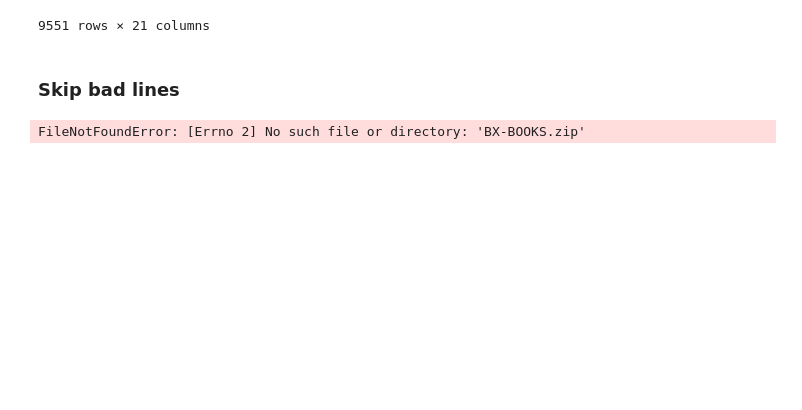
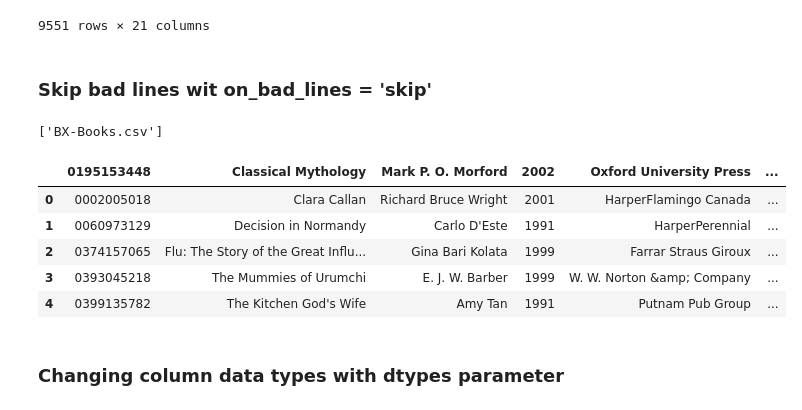
Before and after one commit to jeevanshrestha/Data-Analysis-Process, a Jupyter notebook: working-with-csv.ipynb, the cells around one changed output. Cells and saved outputs as stored; diff of their text form; code cells hidden in the pictures; blank space fills up the shorter version.

```diff
--- a/working-with-csv.ipynb
+++ b/working-with-csv.ipynb
@@ -161,19 +161,30 @@ pd.read_csv('zomato.csv',encoding='latin-1')
 | 9550 | 5927402 | Walter's Coffee Roastery | 208 | ÛÁstanbul | CafeaÛôa Mahallesi, BademaltÛ± So... | Moda | Moda, ÛÁstanbul | 29.026016 | ... |
 9551 rows × 21 columns
 # %% [markdown]
-### Skip bad lines
+### Skip bad lines wit on_bad_lines = 'skip'
 # %%
 import pandas as pd
 import zipfile
 
 # Path to the ZIP file
-zip_file_path = 'BX-BOOKS.zip'
+zip_file_path = 'BX-Books.zip'
+
+with zipfile.ZipFile(zip_file_path, 'r') as z:
+    print(z.namelist())
 
 # Open the ZIP file and extract the desired CSV file
 with zipfile.ZipFile(zip_file_path, 'r') as z:
-    with z.open('BX-BOOKS.csv') as f:
-        df = pd.read_csv('BX-Books.csv', sep=';', encoding="latin-1",error_bad_lines=False)
+    with z.open('BX-Books.csv') as f:
+        df = pd.read_csv(f, sep=';', encoding='latin-1', on_bad_lines='skip')
 # Display the first few rows of the dataframe
 df.head()
 # %% [output]
-FileNotFoundError: [Errno 2] No such file or directory: 'BX-BOOKS.zip'
+['BX-Books.csv']
+|  | 0195153448 | Classical Mythology | Mark P. O. Morford | 2002 | Oxford University Press | ... |
+| 0 | 0002005018 | Clara Callan | Richard Bruce Wright | 2001 | HarperFlamingo Canada | ... |
+| 1 | 0060973129 | Decision in Normandy | Carlo D'Este | 1991 | HarperPerennial | ... |
+| 2 | 0374157065 | Flu: The Story of the Great Influ... | Gina Bari Kolata | 1999 | Farrar Straus Giroux | ... |
+| 3 | 0393045218 | The Mummies of Urumchi | E. J. W. Barber | 1999 | W. W. Norton &amp; Company | ... |
+| 4 | 0399135782 | The Kitchen God's Wife | Amy Tan | 1991 | Putnam Pub Group | ... |
+# %% [markdown]
+### Changing column data types with dtypes parameter
```
Also changed, not shown: parts of 11 cells of this notebook, 6 other files.
